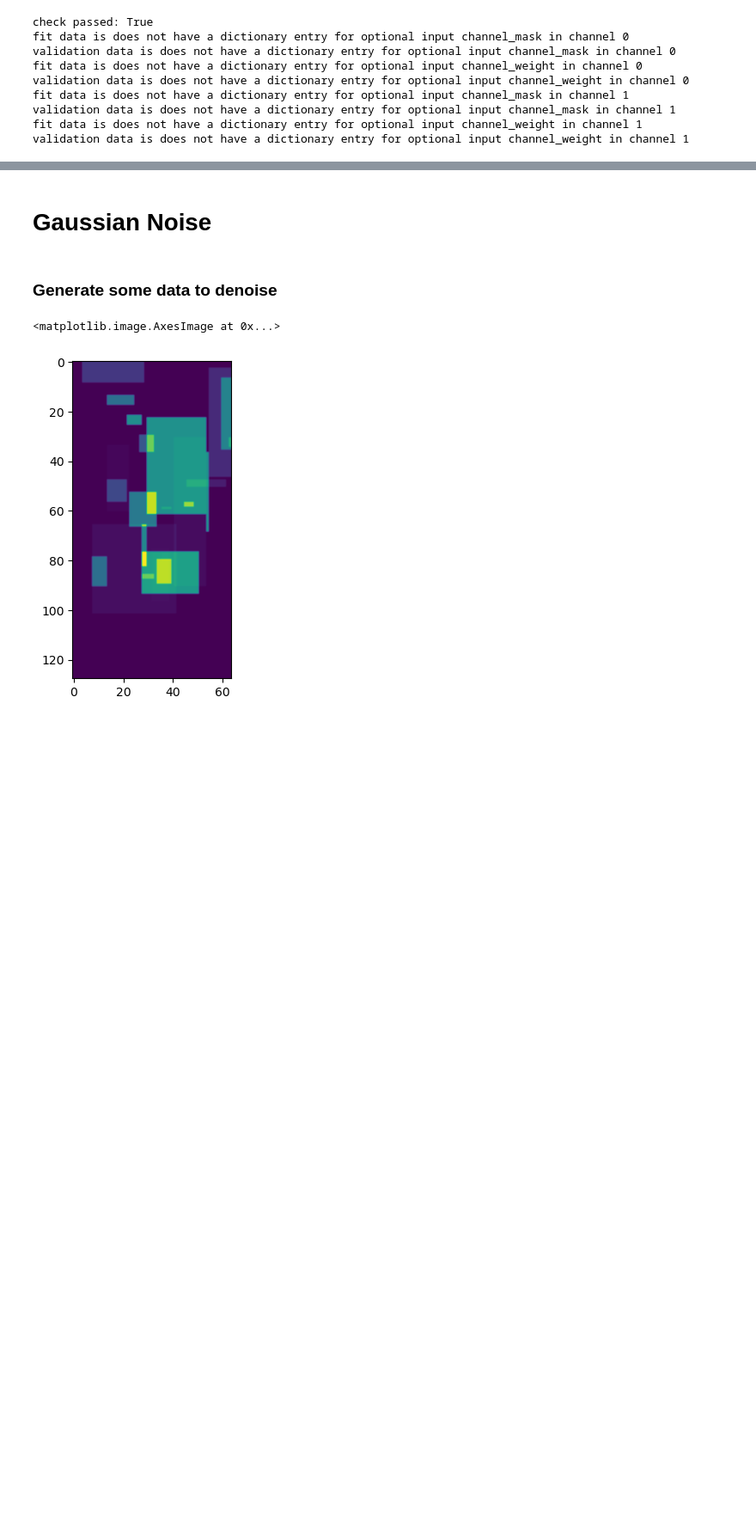
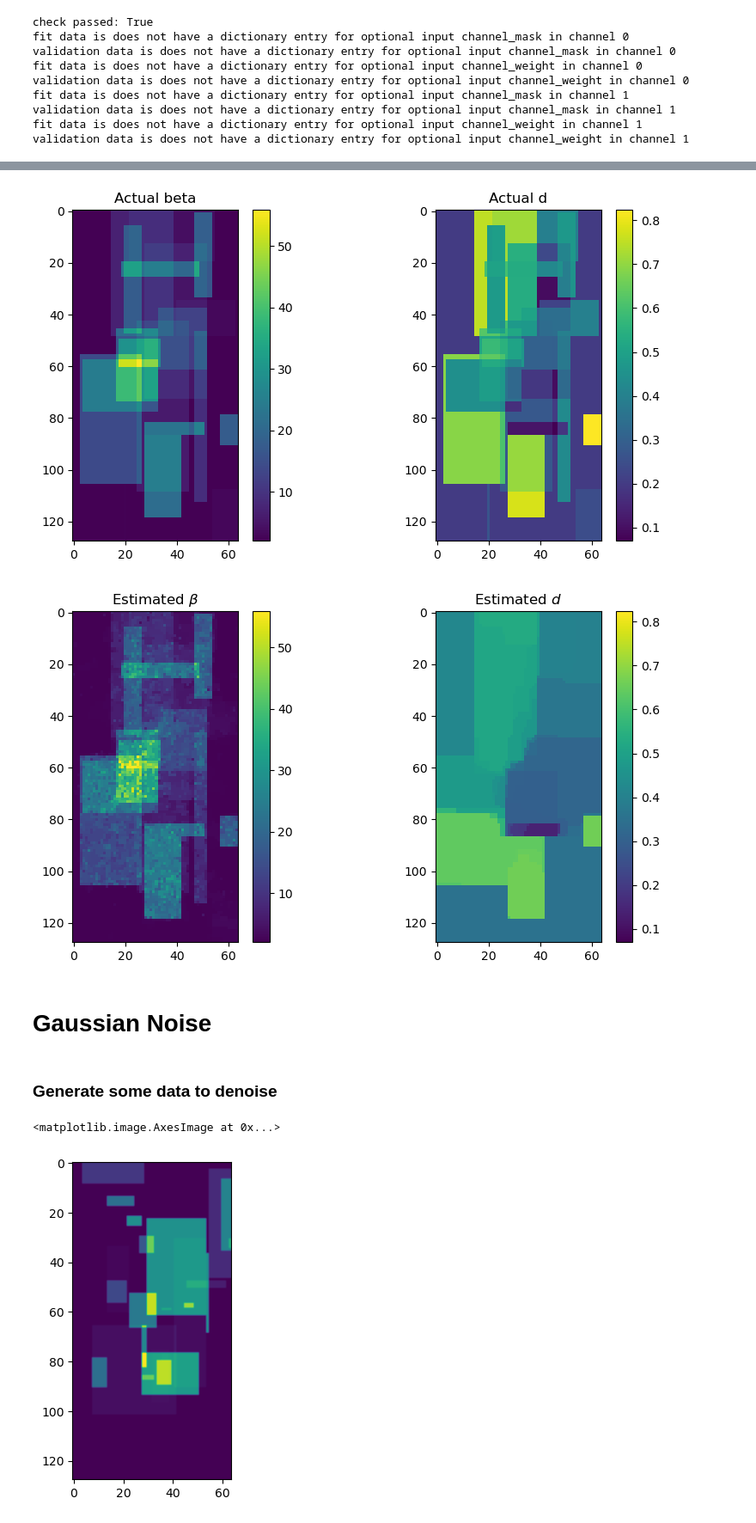
Before and after one commit to NCAR/SpiralTorch, a Jupyter notebook: notebooks/casper/RunSparsa.ipynb, the cells around one changed output, grey strips where cells are left out. Shown: that part at 86% size. Drawn from its saved outputs; the diff is of its cells as text; code cells hidden in the pictures; blank space fills up the shorter version.

```diff
--- a/notebooks/casper/RunSparsa.ipynb
+++ b/notebooks/casper/RunSparsa.ipynb
@@ -438,7 +443,7 @@ def parallel_pois_fwd_model(**x):
             fwd_mod['y_mean_est']
     """
     fwd_mod = {
-        'y_mean_est':0.5*x['beta']*(1-x['d'])
+        'y_mean_est':torch.exp(x['beta'])*(1-x['d']*0.5)
     }
     return fwd_mod
 
@@ -452,7 +457,7 @@ def perp_pois_fwd_model(**x):
             fwd_mod['y_mean_est']
     """
     fwd_mod = {
-        'y_mean_est':0.5*x['beta']*x['d']
+        'y_mean_est':0.5*torch.exp(x['beta'])*x['d']
     }
     return fwd_mod
 # %%
@@ -510,8 +513,8 @@ sparsa_subprob_config_dct = {
 # %%
 # set the initial conditions
 x0 = {
-    'beta':np.zeros(y_obs_fit_lst[0].shape)+10,
-    'd':np.zeros(y_obs_fit_lst[0].shape)+0.5,
+    'beta':np.zeros(y_obs_fit_lst[0].shape)+np.log(10),
+    'd':np.zeros(y_obs_fit_lst[0].shape)+0.1,
 }
 # %%
 spiral_opt.set_estimate_lst(['beta','d'])
@@ -519,7 +522,7 @@ spiral_opt.set_estimate_lst(['beta','d'])
 # this is where the subproblems for each variable get created, so there needs to be an entry for each
 spiral_opt.add_sparsa_config(sparsa_subprob_config_dct)
 spiral_opt.set_initial_conditions(x0)
-spiral_opt.set_tv_penalties({'beta':1e-1,'d':1e-1})  # this must happen after the subproblem is defined
+spiral_opt.set_tv_penalties({'beta':1e0,'d':1e1})  # this must happen after the subproblem is defined
 spiral_opt.verbose = True
 # %%
 spiral_opt.solve()
@@ -546,0 +555,36 @@ x_sol = spiral_opt.get_x()
+# %%
+import copy
+x_act_test = copy.deepcopy(x_act)
+x_act_test['beta'] = x_act_test['beta']
+# %%
+plt_x_dct = {
+    'beta':{'function':np.exp,'label':r'$\beta$'},
+    'd':{'label':r'$d$'}
+}
+clim_dct = {}
+
+fig,ax = plt.subplots(1,len(x_act.keys()),figsize=(10,5))
+for var_idx, var in enumerate(x_act_test):
+    im = ax[var_idx].imshow(x_act_test[var])
+    ax[var_idx].set_title(f"Actual {var}")
+    clim_dct[var] = im.get_clim()
+    plt.colorbar(im,ax=ax[var_idx])
+
+
+fig,ax = plt.subplots(1,len(x_sol.keys()),figsize=(10,5))
+for var_idx, var in enumerate(x_sol):
+    if 'function' in plt_x_dct[var]:
+        plot_arr = plt_x_dct[var]['function'](x_sol[var])
+    else:
+        plot_arr = x_sol[var]
+    im = ax[var_idx].imshow(plot_arr)
+    ax[var_idx].set_title(f"Estimated "+plt_x_dct[var]['label'])
+    im.set_clim(clim_dct[var])
+    plt.colorbar(im,ax=ax[var_idx])
+    # if ch_idx == 0:
+    #     clim = im.get_clim()
+    # else:
+    #     im.set_clim(clim)
+# %% [output]
+[figure, added]
+[figure, added]
```
Also changed, not shown: parts of 9 cells of this notebook.
